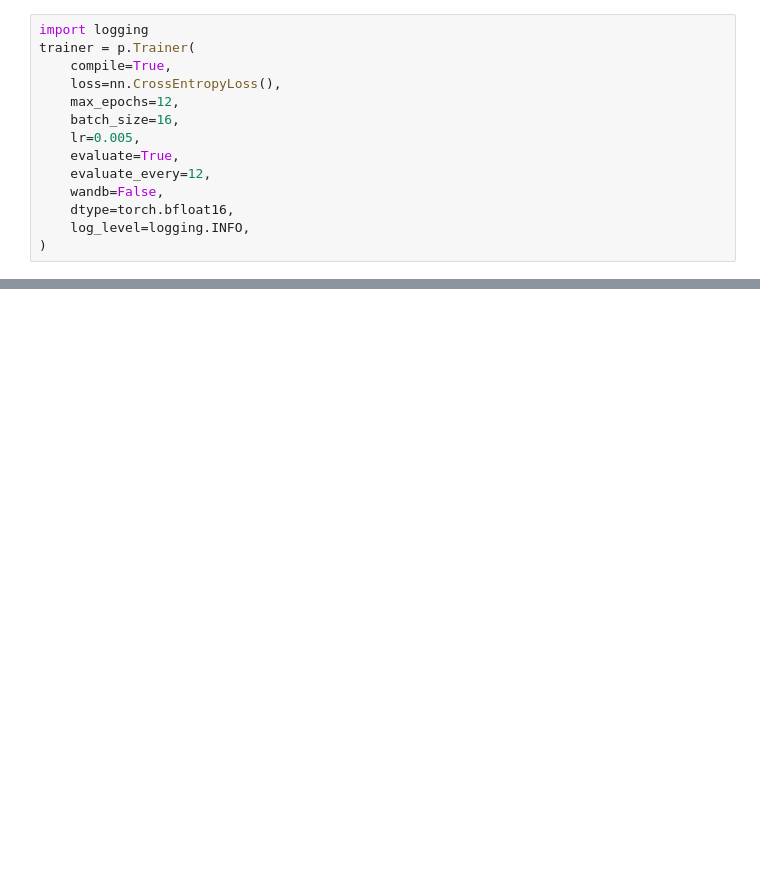
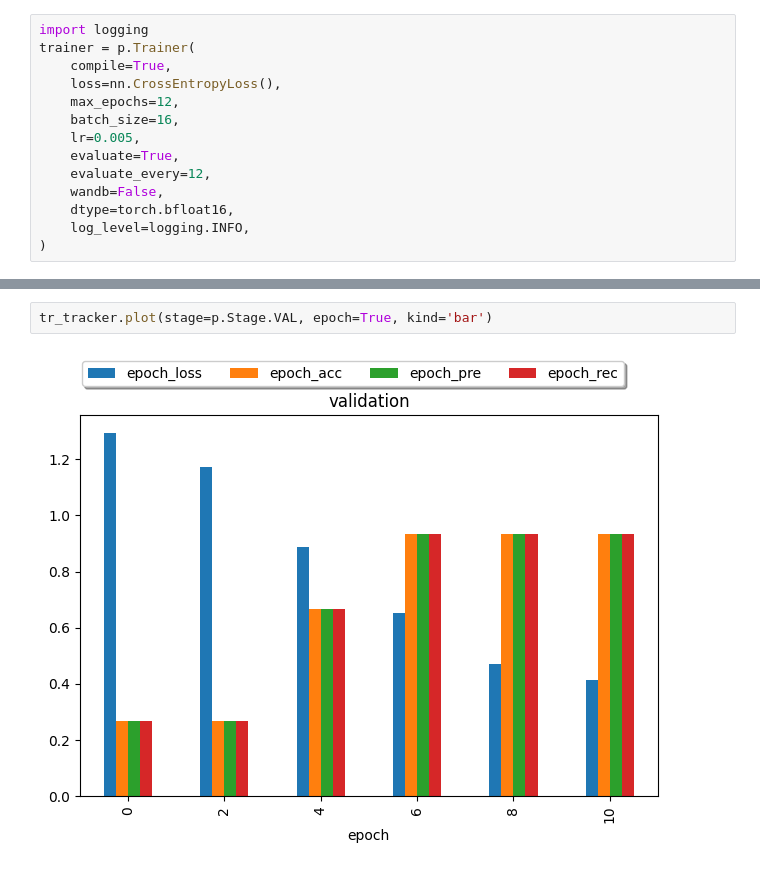
Before and after one commit to peacefulotter/pyroml, a Jupyter notebook: notebooks/iris.ipynb, the cells around one changed output, grey strips where cells are left out. Cells and saved outputs as stored; diff of their text form; blank space fills up the shorter version.

```diff
--- a/notebooks/iris.ipynb
+++ b/notebooks/iris.ipynb
@@ -125,2 +107,6 @@ NotImplementedError: This method is not implemented yet
+# %%
+tr_tracker.plot(stage=p.Stage.VAL, epoch=True, kind='bar')
+# %% [output]
+[figure, added]
 # %%
 te_metrics = trainer.test(model, te_ds)
```
Also changed, not shown: parts of 5 cells of this notebook, 7 other files.
